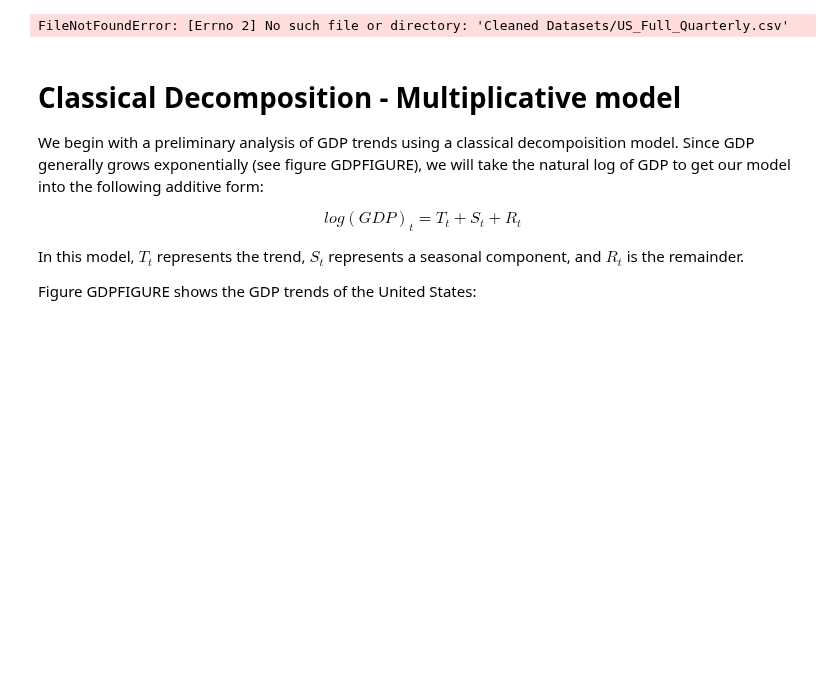
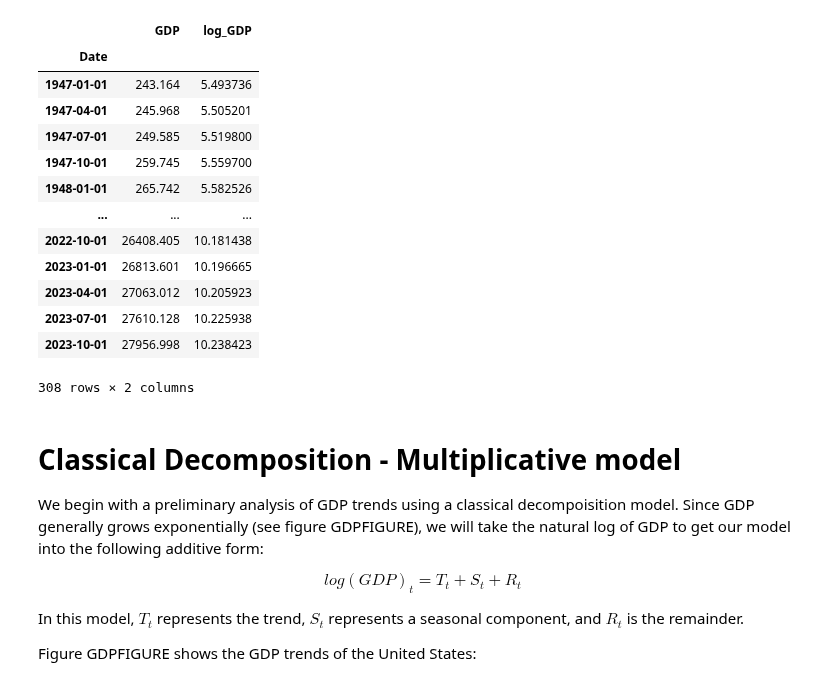
Before and after one commit to addmelo/ACME, a Jupyter notebook: InitialGDPModel.ipynb, the cells around one changed output. Drawn from its saved outputs; the diff is of its cells as text; code cells hidden in the pictures; blank space fills up the shorter version.

```diff
--- a/InitialGDPModel.ipynb
+++ b/InitialGDPModel.ipynb
@@ -6,13 +7,26 @@ import statsmodels.api as sm
-# %%
-df = pd.read_csv('Cleaned Datasets/US_Full_Quarterly.csv')
-# Extract data for USA and Japan
-USA = df[df['Country'] == "UNITED STATES"].reset_index()
-JAPAN = df[df['Country'] == "JAPAN"].reset_index()
-# Only use GDP data
-USA = USA[['Country', 'Year', 'GDP']]
-JAPAN = JAPAN[['Country', 'Year', 'GDP']]
-# %% [output]
-FileNotFoundError: [Errno 2] No such file or directory: 'Cleaned Datasets/US_Full_Quarterly.csv'
+# %%
+warnings.simplefilter('ignore')
+df = pd.read_csv('Cleaned Datasets/US_Full_Quarterly.csv', index_col="DATE")
+df.index.rename("Date", inplace=True)
+df.index = pd.to_datetime(df.index)
+USA = df[['GDP']]
+USA['log_GDP'] = np.log(USA['GDP'])
+USA
+# %% [output]
+|  | GDP | log_GDP |
+| Date |  |  |
+| 1947-01-01 | 243.164 | 5.493736 |
+| 1947-04-01 | 245.968 | 5.505201 |
+| 1947-07-01 | 249.585 | 5.519800 |
+| 1947-10-01 | 259.745 | 5.559700 |
+| 1948-01-01 | 265.742 | 5.582526 |
+| ... | ... | ... |
+| 2022-10-01 | 26408.405 | 10.181438 |
+| 2023-01-01 | 26813.601 | 10.196665 |
+| 2023-04-01 | 27063.012 | 10.205923 |
+| 2023-07-01 | 27610.128 | 10.225938 |
+| 2023-10-01 | 27956.998 | 10.238423 |
+308 rows × 2 columns
 # %% [markdown]
 # Classical Decomposition - Multiplicative model
 
```
Also changed, not shown: parts of 5 cells of this notebook, 1 other file.
